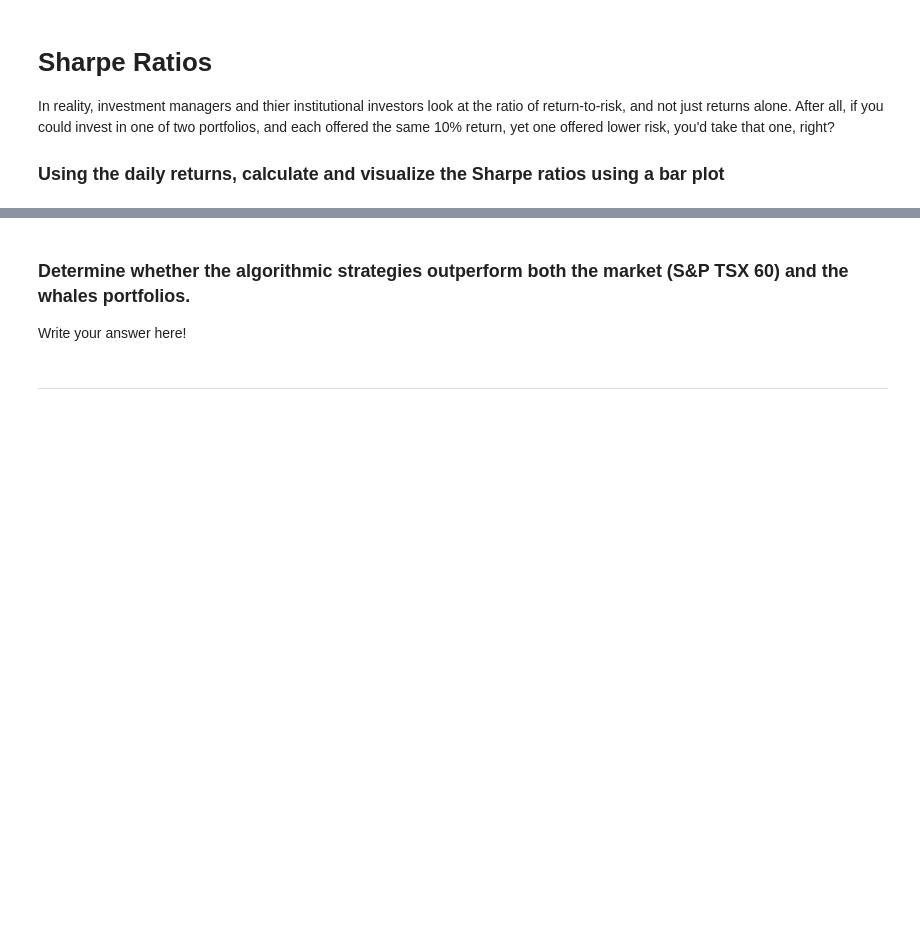
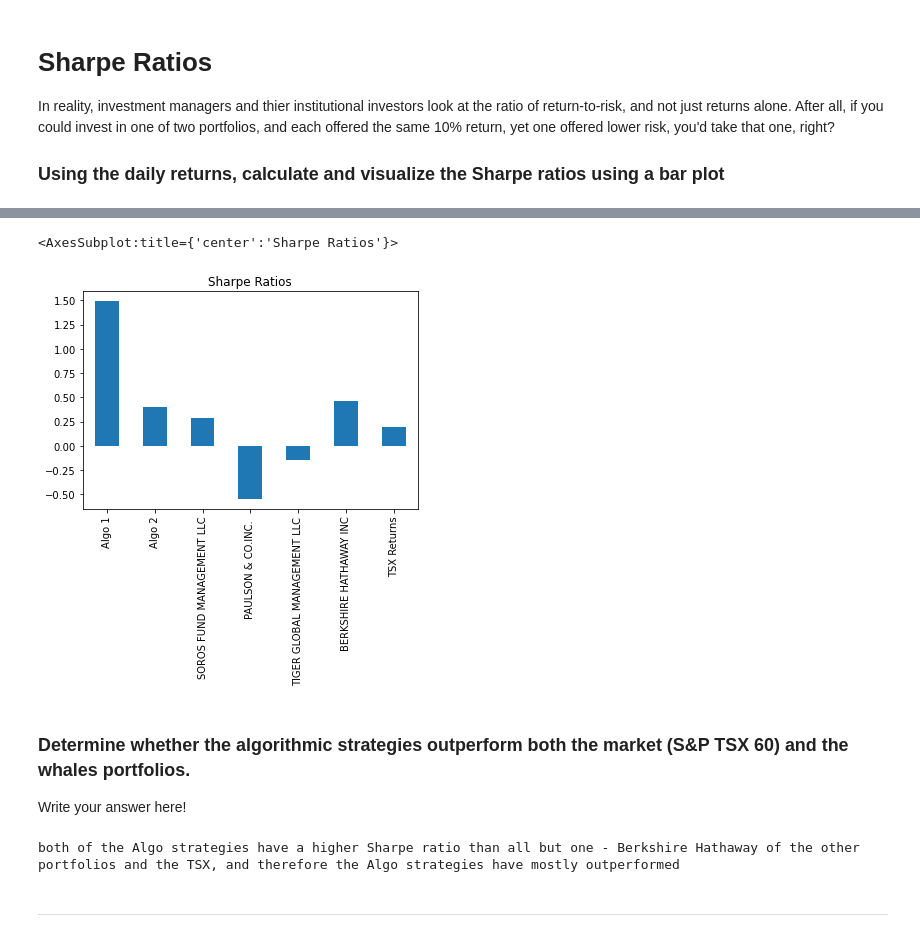
Before and after one commit to JimP315/Panthas, a Jupyter notebook: Starter_Code/whale_analysis.ipynb, the cells around one changed output, grey strips where cells are left out. Cells and saved outputs as stored; diff of their text form; code cells hidden in the pictures; blank space fills up the shorter version.

```diff
--- a/Starter_Code/whale_analysis.ipynb
+++ b/Starter_Code/whale_analysis.ipynb
@@ -390,0 +395,3 @@ In reality, investment managers and thier institutional investors look at the ra
+# %%
+sharpe_ratios = (combined_df.mean() * 252) / (daily_std * np.sqrt(252))
+sharpe_ratios.head
@@ -391,9 +407,17 @@ In reality, investment managers and thier institutional investors look at the ra
 # %%
 # Visualize the sharpe ratios as a bar plot
+sharpe_ratios.plot.bar(title="Sharpe Ratios")
+# %% [output]
+<AxesSubplot:title={'center':'Sharpe Ratios'}>
+[figure, added]
 # %% [markdown]
 ### Determine whether the algorithmic strategies outperform both the market (S&P TSX 60) and the whales portfolios.
 
 Write your answer here!
+# %%
+print("both of the Algo strategies have a higher Sharpe ratio than all but one - Berkshire Hathaway of the other portfolios and the TSX, and therefore the Algo strategies have mostly outperformed")
+# %% [output]
+both of the Algo strategies have a higher Sharpe ratio than all but one - Berkshire Hathaway of the other portfolios and the TSX, and therefore the Algo strategies have mostly outperformed
 # %% [markdown]
 ---
 # %% [markdown]
```
Also changed, not shown: parts of 30 cells of this notebook.
